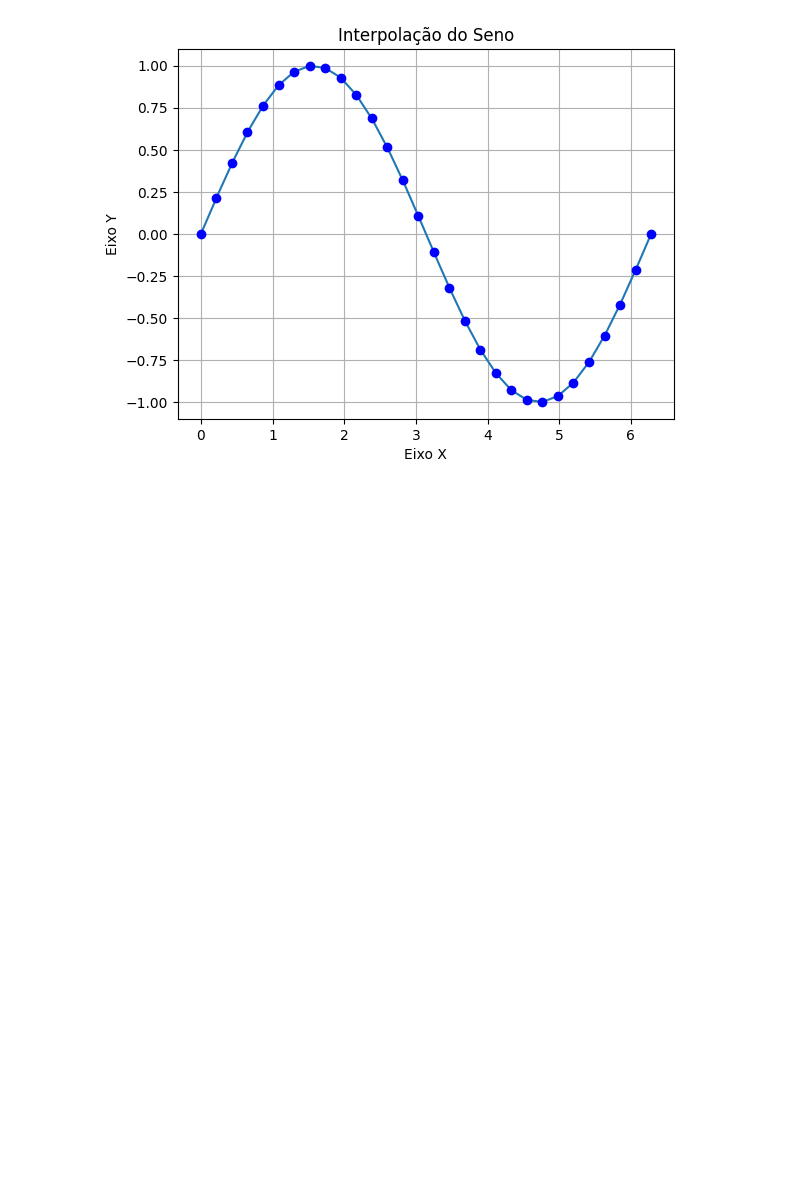
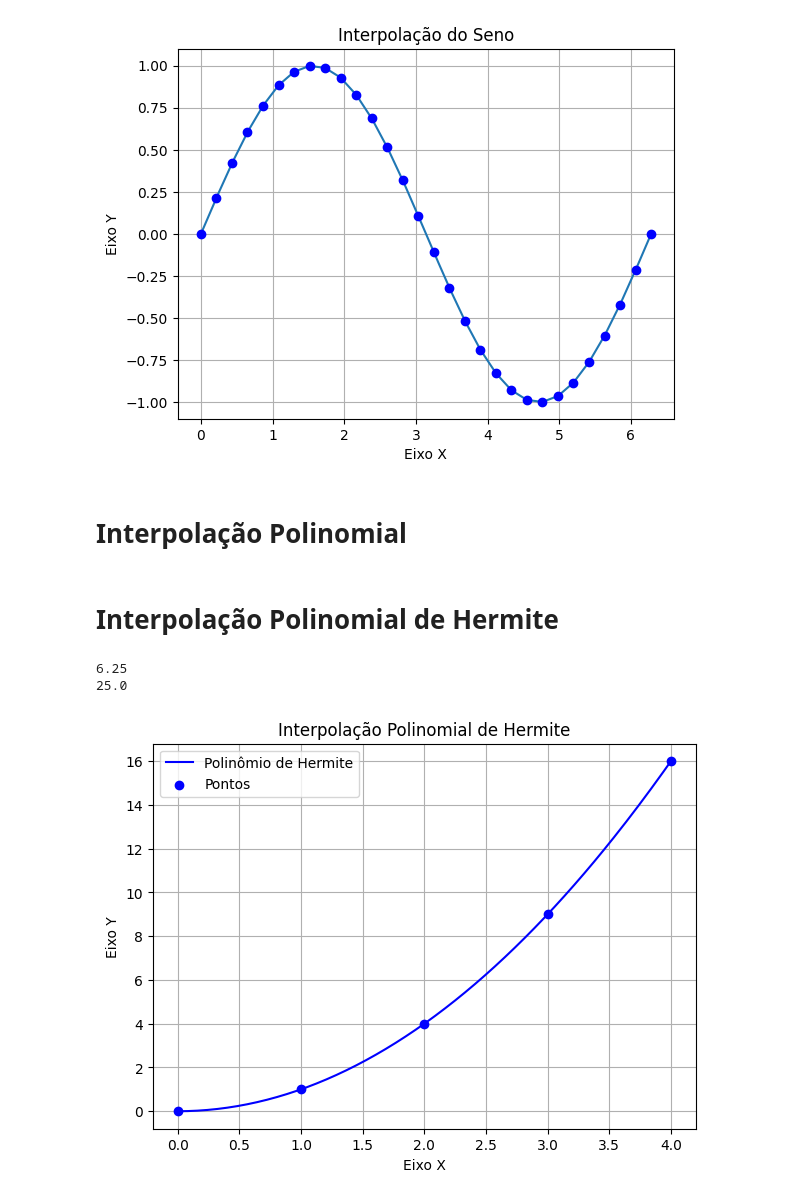
Before and after one commit to al-gabriel-martinez/CB2325NumericaG-03-, a Jupyter notebook: Pasta_de_Exemplos/Exemplos_de_Interpolação.ipynb, the cells around one changed output. Drawn from its saved outputs; the diff is of its cells as text; code cells hidden in the pictures; blank space fills up the shorter version.

```diff
--- a/Pasta_de_Exemplos/Exemplos_de_Interpolação.ipynb
+++ b/Pasta_de_Exemplos/Exemplos_de_Interpolação.ipynb
@@ -129,3 +129,7 @@ sen("graf", 0, 2*np.pi, 100, "Interpolação do Seno")
 # %% [output]
 O seno de 30° vale(aprox): 0.4970912322408898
 [figure]
+# %% [markdown]
+# Interpolação Polinomial
+# %% [markdown]
+# Interpolação Polinomial de Hermite
@@ -131,0 +253,16 @@ O seno de 30° vale(aprox): 0.4970912322408898
+# %%
+# Criando a Interpolação
+X = [0, 1, 2, 3, 4]
+Y = [[0], [1], [4], [9], [16]]  # f(x)
+f = hermite_interp(X, Y, plot=False)
+
+print(f(2.5))
+print(f(5))
+# %% [output]
+6.25
+25.0
+# %%
+# Plotando o gráfico de f
+h_func = hermite_interp(X, Y, title="Interpolação Polinomial de Hermite")
+# %% [output]
+[figure, added]
```
Also changed, not shown: parts of 12 cells of this notebook.
